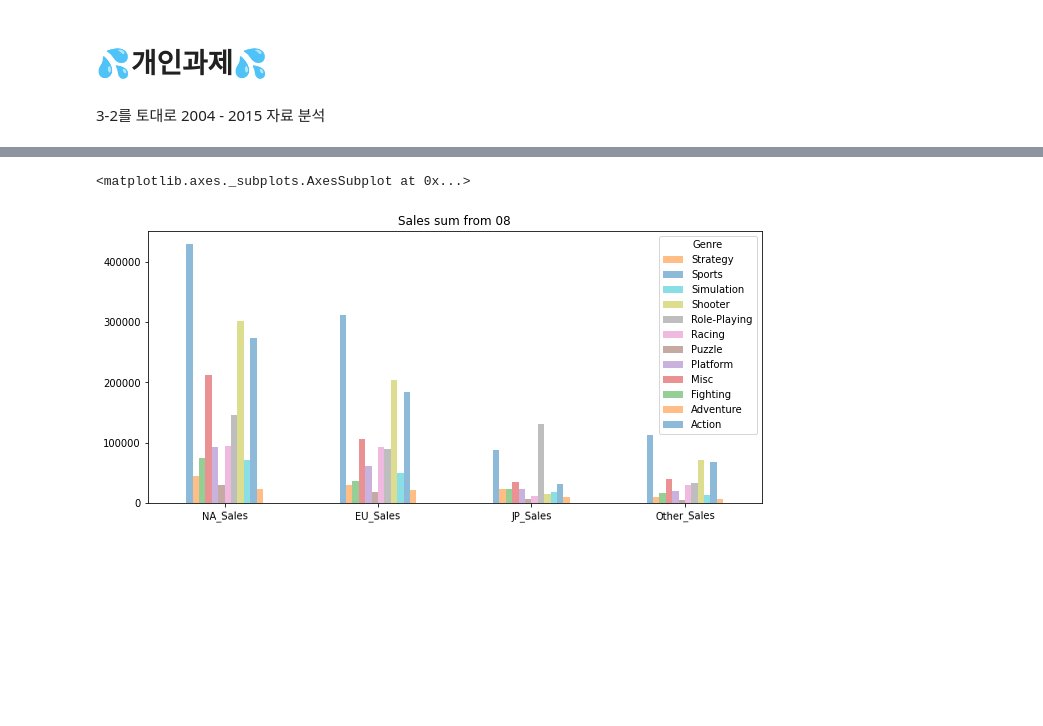
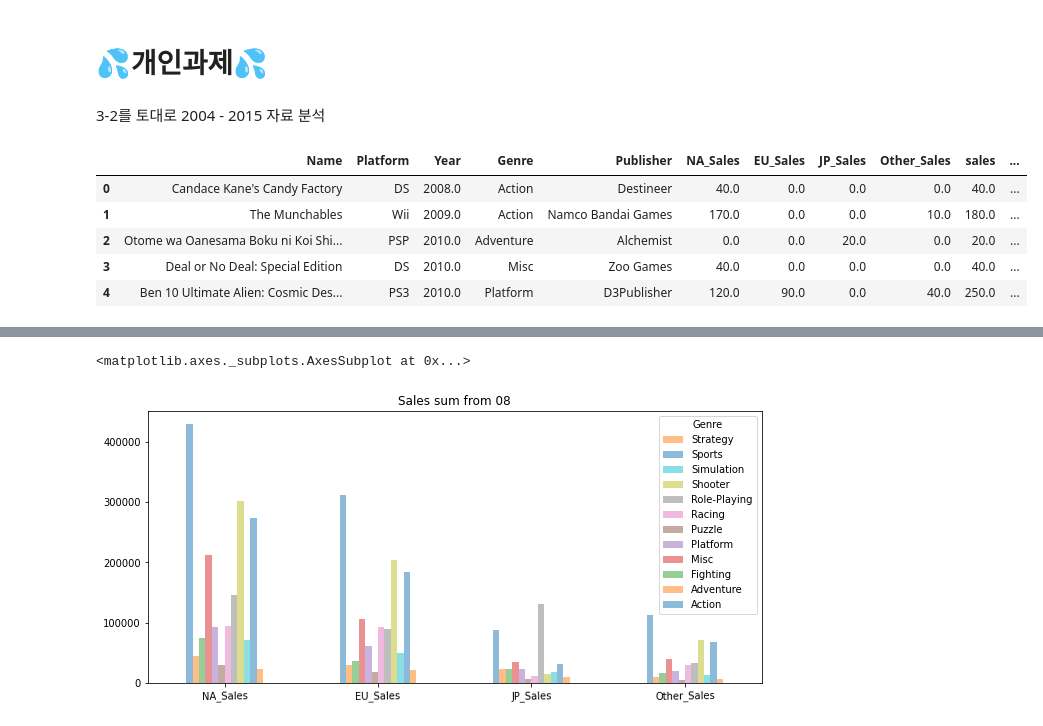
Before and after one commit to superahxd/_project, a Jupyter notebook: sec1_project.ipynb, the cells around one changed output, grey strips where cells are left out. Saved outputs shown, nothing was run; the diff lists cells and outputs as text; code cells hidden in the pictures; blank space fills up the shorter version.

```diff
--- a/sec1_project.ipynb
+++ b/sec1_project.ipynb
@@ -451,3 +451,11 @@ plt.legend(loc='best')
 3-2를 토대로 2004 - 2015 자료 분석
 # %%
 vgames08 = vgames[vgames.Year > 2007]
+vgames08.head()
+# %% [output]
+|  | Name | Platform | Year | Genre | Publisher | NA_Sales | EU_Sales | JP_Sales | Other_Sales | sales | ... |
+| 0 | Candace Kane's Candy Factory | DS | 2008.0 | Action | Destineer | 40.0 | 0.0 | 0.0 | 0.0 | 40.0 | ... |
+| 1 | The Munchables | Wii | 2009.0 | Action | Namco Bandai Games | 170.0 | 0.0 | 0.0 | 10.0 | 180.0 | ... |
+| 2 | Otome wa Oanesama Boku ni Koi Shi... | PSP | 2010.0 | Adventure | Alchemist | 0.0 | 0.0 | 20.0 | 0.0 | 20.0 | ... |
+| 3 | Deal or No Deal: Special Edition | DS | 2010.0 | Misc | Zoo Games | 40.0 | 0.0 | 0.0 | 0.0 | 40.0 | ... |
+| 4 | Ben 10 Ultimate Alien: Cosmic Des... | PS3 | 2010.0 | Platform | D3Publisher | 120.0 | 90.0 | 0.0 | 40.0 | 250.0 | ... |
```
Also changed, not shown: parts of 7 cells of this notebook.
